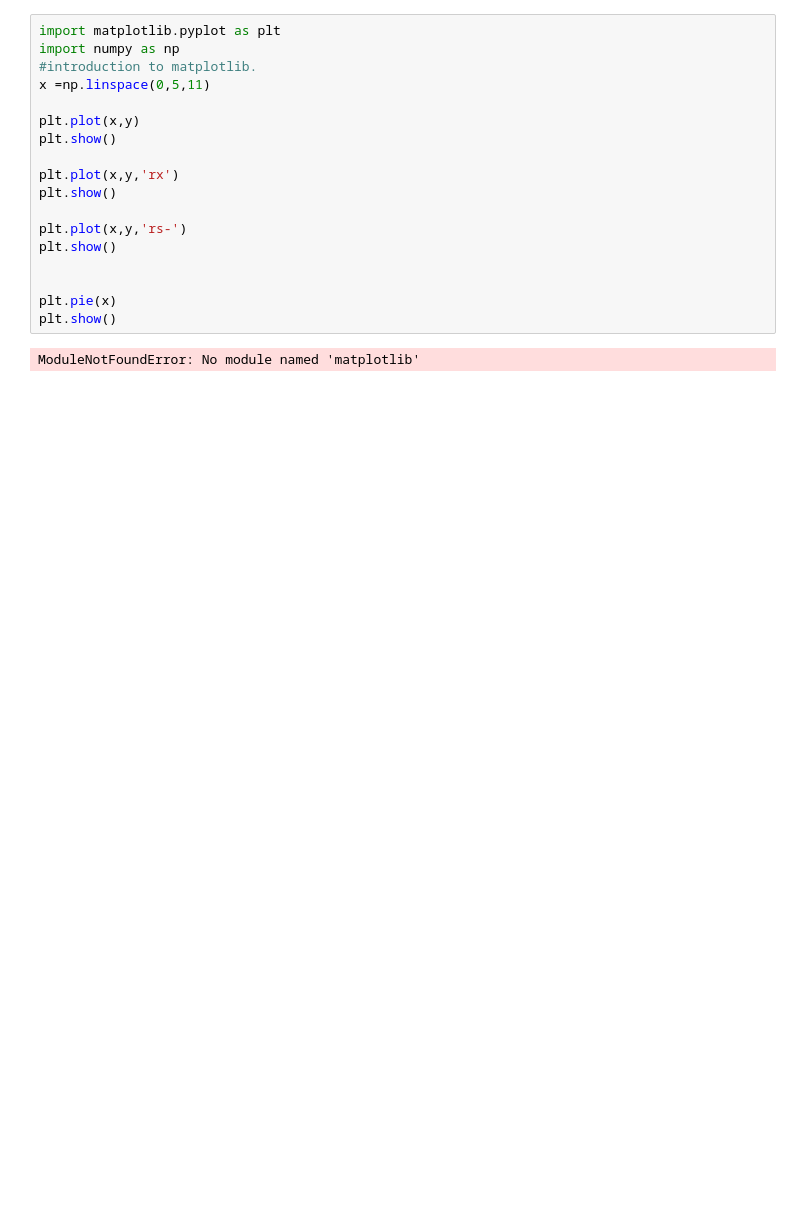
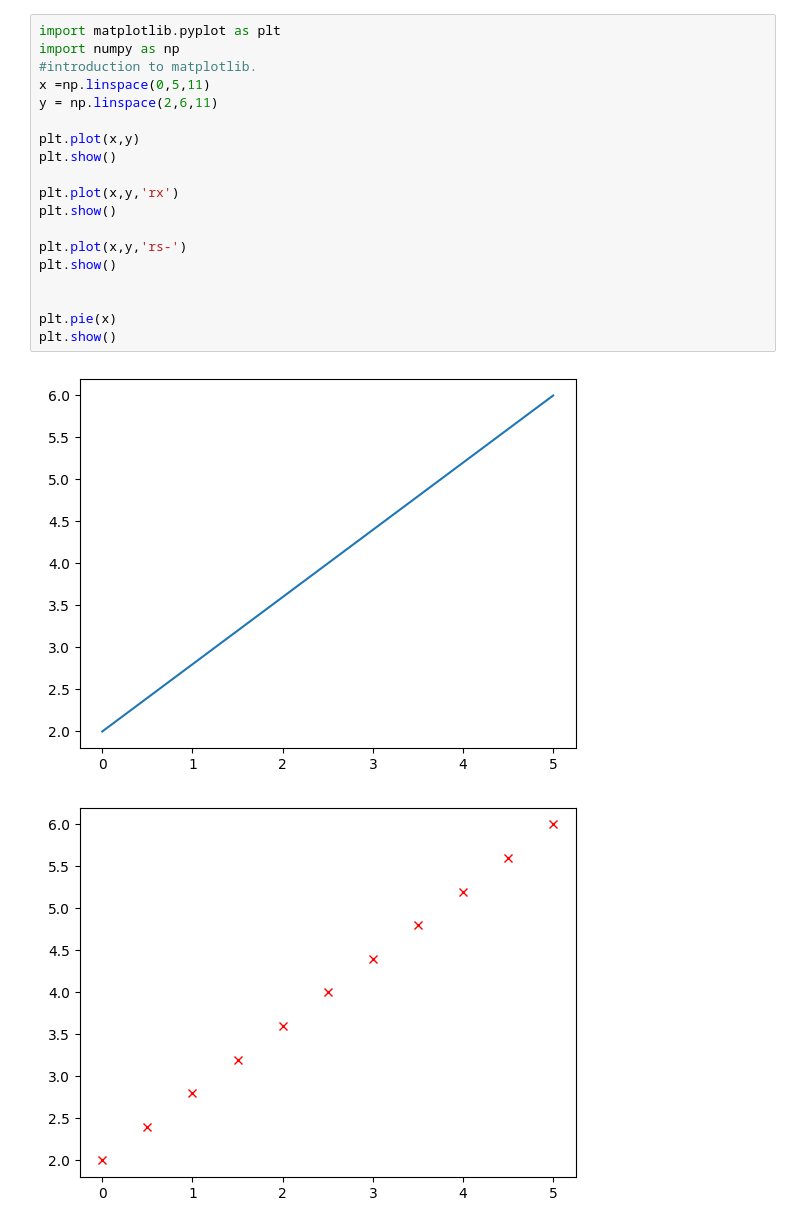
Before and after one commit to JuanDiegoZ/matplotlib, a Jupyter notebook: pyplot_.ipynb, the cells around one changed output. Saved outputs shown, nothing was run; the diff lists cells and outputs as text; blank space fills up the shorter version.

```diff
--- a/pyplot_.ipynb
+++ b/pyplot_.ipynb
@@ -1,20 +1,22 @@
 # %%
 import matplotlib.pyplot as plt
 import numpy as np
 #introduction to matplotlib.
 x =np.linspace(0,5,11)
+y = np.linspace(2,6,11)
 
 plt.plot(x,y)
 plt.show()
 
 plt.plot(x,y,'rx')
 plt.show()
 
 plt.plot(x,y,'rs-')
 plt.show()
 
 
 plt.pie(x)
 plt.show()
 # %% [output]
-ModuleNotFoundError: No module named 'matplotlib'
+[figure, added]
+[figure, added]
```
Also changed, not shown: parts of 1 cell of this notebook, 3 other files.
